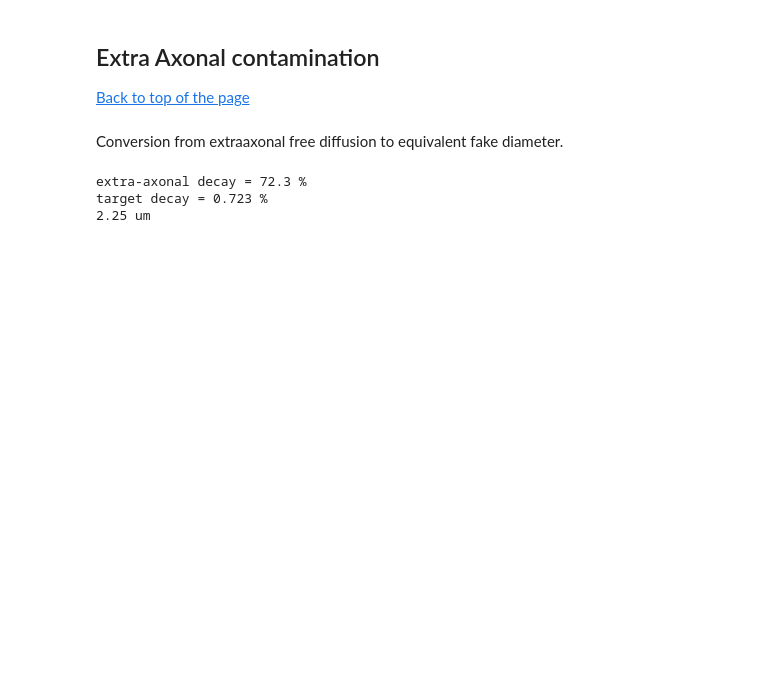
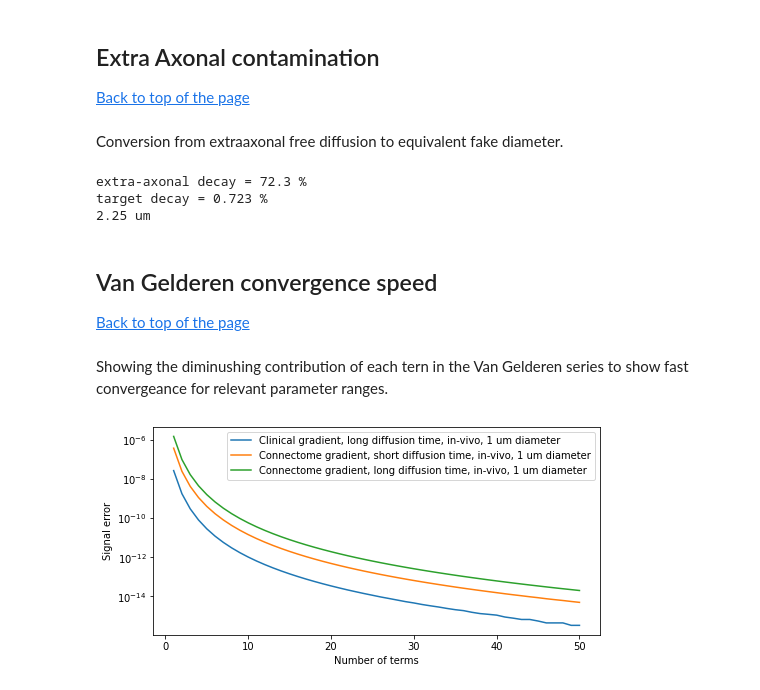
Before and after one commit to mpaquette/axDiamFig, a Jupyter notebook: all_other_computations.ipynb, the cells around one changed output. Cells and saved outputs as stored; diff of their text form; code cells hidden in the pictures; blank space fills up the shorter version.

Commit message:
added VG convergence speed

```diff
--- a/all_other_computations.ipynb
+++ b/all_other_computations.ipynb
@@ -633,3 +636,53 @@ print(fmt_f(dmin, 2, 6) + " um")
 extra-axonal decay = 72.3 %
 target decay = 0.723 %
 2.25 um
+# %% [markdown]
+<a id='vgconv'></a>
+## Van Gelderen convergence speed
+[Back to top of the page](#PageTop)
+# %% [markdown]
+Showing the diminushing contribution of each tern in the Van Gelderen series to show fast convergeance for relevant parameter ranges.
+# %%
+# scanning parameter
+list_G = [0.04, 0.3, 0.3] # T/m
+list_DELTA = [0.04, 0.01, 0.04] # s
+list_delta = [0.04, 0.01, 0.04] # s
+scheme = np.array([a for a in zip(list_G, list_DELTA, list_delta)])
+
+# diffusivities
+D_invivo =     2.0e-9  # m^2/s   i.e. 2    (um)^2/ms
+
+# axon diameters
+diam = 1.0e-6 # m i.e. 1.0 um
+# %%
+# get the leist of term instead of the signal
+fac, comp = vangelderen_cylinder_perp_ln_terms(D_invivo, diam/2., scheme, 100)
+full_signal = np.exp(fac*np.sum(comp, axis=0))
+# %%
+# cummulative sum with increasing precision
+S = np.exp(fac*np.cumsum(comp[:50], axis=0))
+# %%
+pl.figure(figsize=(8, 13))
+
+pl.subplot(3,1,1)
+pl.semilogy(range(1,51), S[:,0]-full_signal[0], label='Clinical gradient, long diffusion time, in-vivo, 1 um diameter')
+pl.xlabel('Number of terms')
+pl.ylabel('Signal error')
+# pl.title('Clinical gradient, long diffusion time, in-vivo, 1 um diameter')
+
+# pl.subplot(3,1,2)
+pl.semilogy(range(1,51), S[:,1]-full_signal[1], label='Connectome gradient, short diffusion time, in-vivo, 1 um diameter')
+# pl.xlabel('Number of terms')
+# pl.ylabel('Signal error')
+# pl.title('Connectome gradient, short diffusion time, in-vivo, 1 um diameter')
+
+# pl.subplot(3,1,3)
+pl.semilogy(range(1,51), S[:,2]-full_signal[2], label='Connectome gradient, long diffusion time, in-vivo, 1 um diameter')
+# pl.xlabel('Number of terms')
+# pl.ylabel('Signal error')
+# pl.title('Connectome gradient, long diffusion time, in-vivo, 1 um diameter')
+
+pl.legend()
+pl.show()
+# %% [output]
+[figure, added]
```
Also changed, not shown: parts of 2 cells of this notebook.
